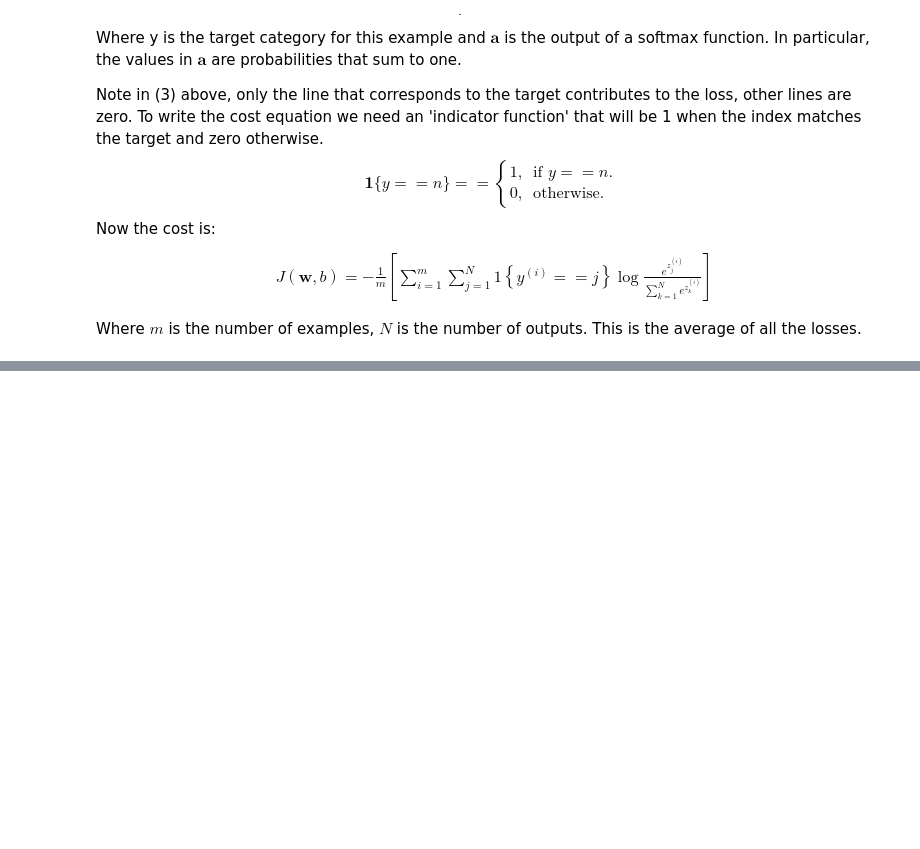
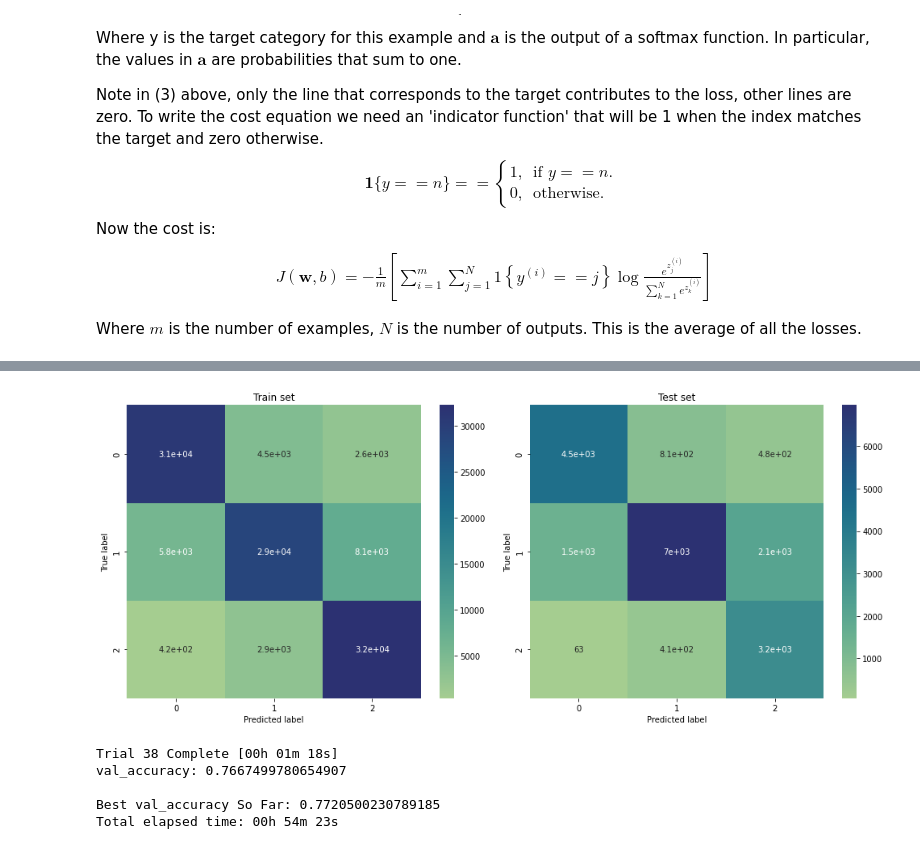
Before and after one commit to Wronsmin/ML_Project, a Jupyter notebook: src/NN.ipynb, the cells around one changed output, grey strips where cells are left out. Cells and saved outputs as stored; diff of their text form; code cells hidden in the pictures; blank space fills up the shorter version.

```diff
--- a/src/NN.ipynb
+++ b/src/NN.ipynb
@@ -601,0 +621,3 @@ tf.Tensor(
+# %%
+X_train = np.concatenate((X_train, X_val))
+y_train = np.concatenate((y_train, y_val))
@@ -601,0 +628,7 @@ tf.Tensor(
+# %%
+logits = model(X_train)
+f_X = tf.nn.softmax(logits)
+y_pred_train = np.argmax(f_X, axis=1)
+
+
+print(classification_report(y_train, y_pred_train))
@@ -601,0 +645,7 @@ tf.Tensor(
+# %%
+logits = model(X_test)
+f_X = tf.nn.softmax(logits)
+y_pred_test = np.argmax(f_X, axis=1)
+
+
+print(classification_report(y_test, y_pred_test))
@@ -601,0 +662,22 @@ tf.Tensor(
+# %%
+def conf_matrix_train_test(y_train, y_pred_train, y_test, y_pred_test):
+    cm = confusion_matrix(y_train, y_pred_train)
+
+    fig, axs = plt.subplots(1, 2, figsize=(14, 6))
+    sns.heatmap(cm,ax=axs[0], cmap="crest", annot=True)
+    axs[0].set_title('Train set')
+    axs[0].set_ylabel('True label')
+    axs[0].set_xlabel('Predicted label')
+
+    cm = confusion_matrix(y_test, y_pred_test)
+
+    sns.heatmap(cm,ax=axs[1], cmap="crest", annot=True)
+    axs[1].set_title('Test set')
+    axs[1].set_ylabel('True label')
+    axs[1].set_xlabel('Predicted label')
+    fig.tight_layout()
+
+
+conf_matrix_train_test(y_train, y_pred_train, y_test, y_pred_test)
+# %% [output]
+[figure, added]
@@ -601,0 +714,26 @@ tf.Tensor(
+# %%
+import keras_tuner as kt
+
+# RandomSearch
+tuner = kt.RandomSearch(
+    build_model,
+    objective="val_accuracy",
+    max_trials=50,
+    directory='keras_tuner',
+    project_name="Credit_Score_classification",
+    overwrite=True
+)
+
+tuner.search(
+    x=X_train,
+    y=y_train,
+    epochs=50,
+    validation_data=(X_val, y_val),
+    callbacks=[callback]
+    )
+# %% [output]
+Trial 38 Complete [00h 01m 18s]
+val_accuracy: 0.7667499780654907
+
+Best val_accuracy So Far: 0.7720500230789185
+Total elapsed time: 00h 54m 23s
```
Also changed, not shown: parts of 58 cells of this notebook.
